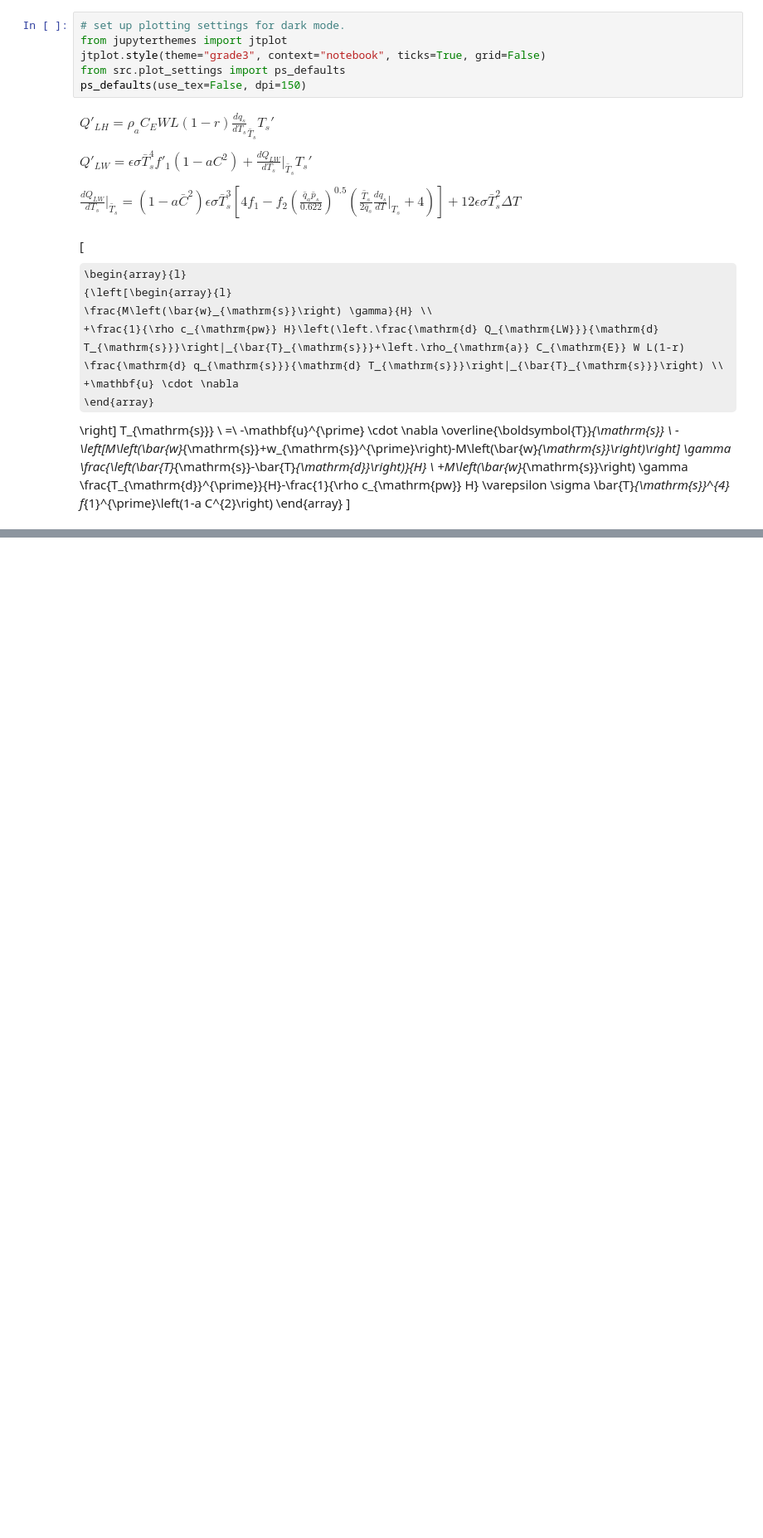
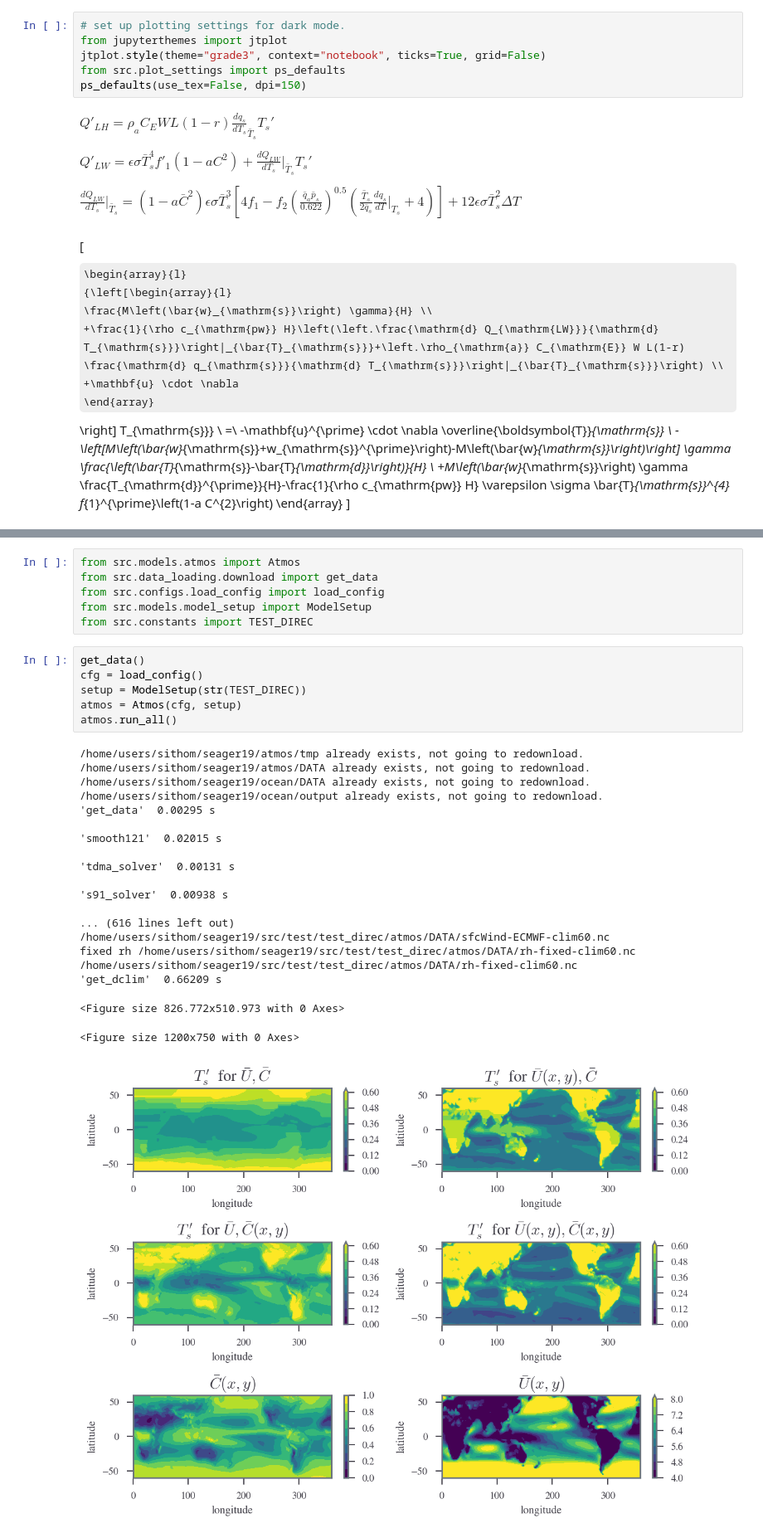
Before and after one commit to sdat2/seager19, a Jupyter notebook: notebooks/exploratory/atmos-mod.ipynb, the cells around one changed output, grey strips where cells are left out. Shown at 83% size. Cells and saved outputs as stored; diff of their text form; some formulas as TeX source; blank space fills up the shorter version.

Commit message:
ext: adding suspicious qflx plots

```diff
--- a/notebooks/exploratory/atmos-mod.ipynb
+++ b/notebooks/exploratory/atmos-mod.ipynb
@@ -40,0 +46,33 @@ $
+# %%
+from src.models.atmos import Atmos
+from src.data_loading.download import get_data
+from src.configs.load_config import load_config
+from src.models.model_setup import ModelSetup
+from src.constants import TEST_DIREC
+# %%
+get_data()
+cfg = load_config()
+setup = ModelSetup(str(TEST_DIREC))
+atmos = Atmos(cfg, setup)
+atmos.run_all()
+# %% [output]
+/home/users/sithom/seager19/atmos/tmp already exists, not going to redownload.
+/home/users/sithom/seager19/atmos/DATA already exists, not going to redownload.
+/home/users/sithom/seager19/ocean/DATA already exists, not going to redownload.
+/home/users/sithom/seager19/ocean/output already exists, not going to redownload.
+'get_data'  0.00295 s
+
+'smooth121'  0.02015 s
+
+'tdma_solver'  0.00131 s
+
+'s91_solver'  0.00938 s
+
+... (616 lines left out)
+/home/users/sithom/seager19/src/test/test_direc/atmos/DATA/sfcWind-ECMWF-clim60.nc
+fixed rh /home/users/sithom/seager19/src/test/test_direc/atmos/DATA/rh-fixed-clim60.nc
+/home/users/sithom/seager19/src/test/test_direc/atmos/DATA/rh-fixed-clim60.nc
+'get_dclim'  0.66209 s
+<Figure size 826.772x510.973 with 0 Axes>
+<Figure size 1200x750 with 0 Axes>
+[figure, added]
```
Also changed, not shown: parts of 1 cell of this notebook, 6 other files.
